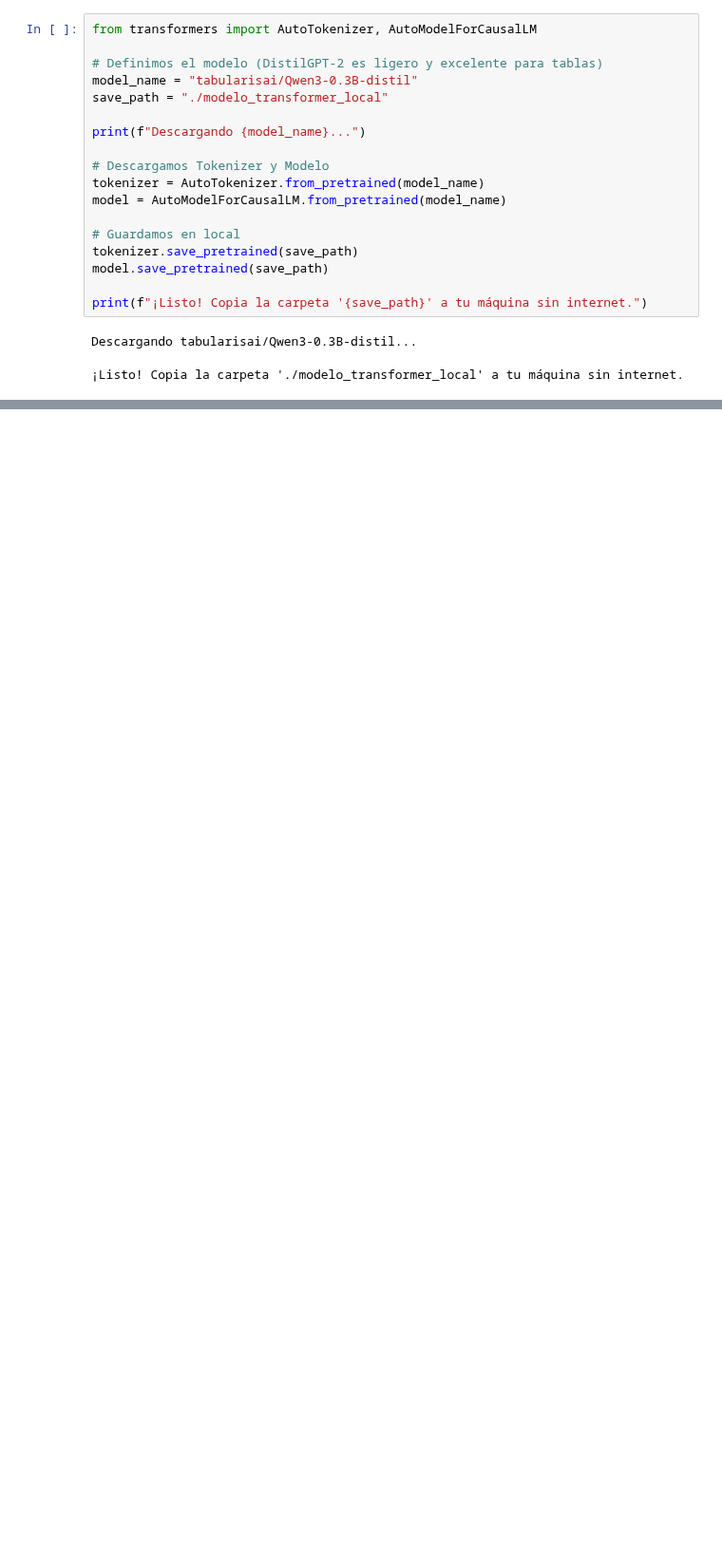
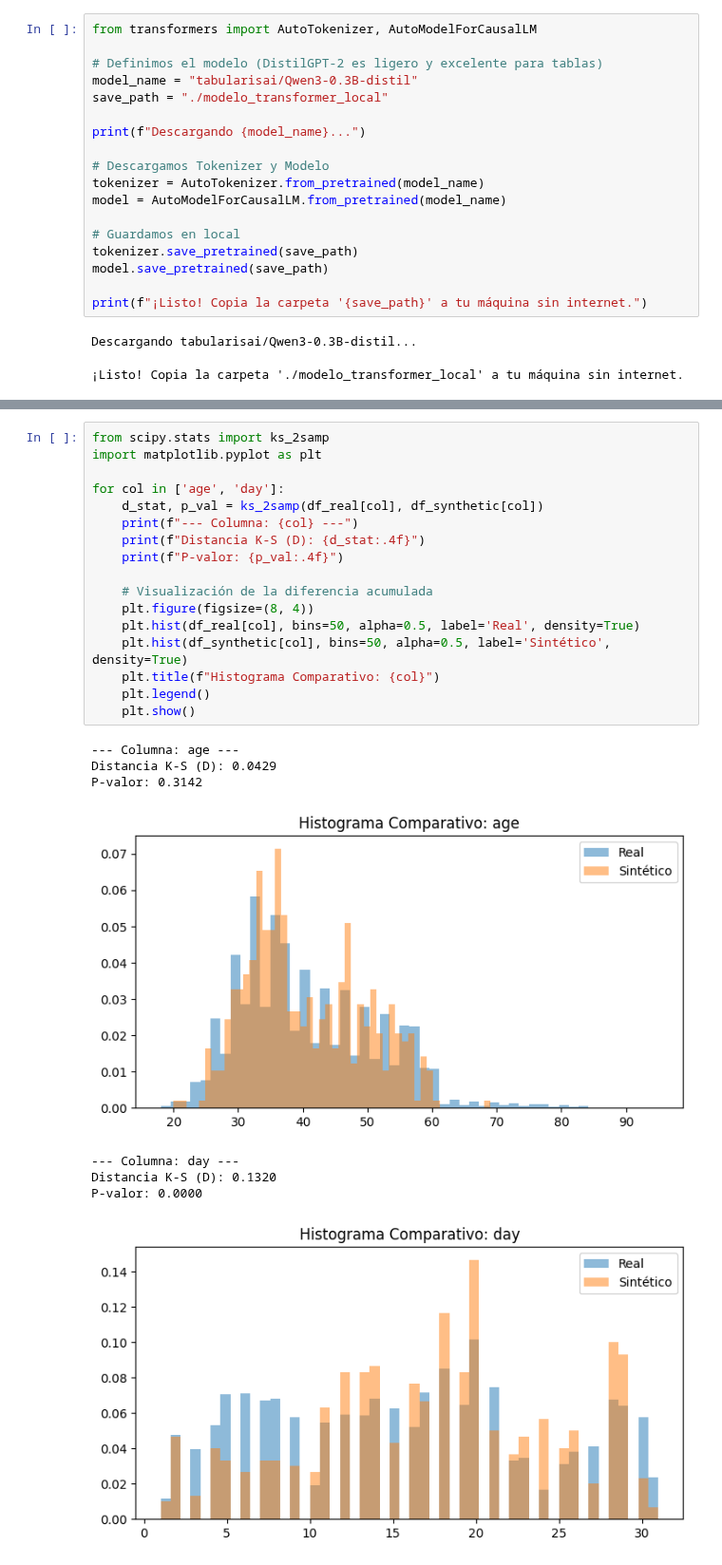
Before and after one commit to perez-alejandrodaniel/synthetic-data-learning, a Jupyter notebook: notebooks/be_great/bank_gpt.ipynb, the cells around one changed output, grey strips where cells are left out. Shown at 95% size. Drawn from its saved outputs; the diff is of its cells as text; blank space fills up the shorter version.

```diff
--- a/notebooks/be_great/bank_gpt.ipynb
+++ b/notebooks/be_great/bank_gpt.ipynb
@@ -145,0 +180,26 @@ Puntaje General: 52.77%
+# %%
+from scipy.stats import ks_2samp
+import matplotlib.pyplot as plt
+
+for col in ['age', 'day']:
+    d_stat, p_val = ks_2samp(df_real[col], df_synthetic[col])
+    print(f"--- Columna: {col} ---")
+    print(f"Distancia K-S (D): {d_stat:.4f}")
+    print(f"P-valor: {p_val:.4f}")
+
+    # Visualización de la diferencia acumulada
+    plt.figure(figsize=(8, 4))
+    plt.hist(df_real[col], bins=50, alpha=0.5, label='Real', density=True)
+    plt.hist(df_synthetic[col], bins=50, alpha=0.5, label='Sintético', density=True)
+    plt.title(f"Histograma Comparativo: {col}")
+    plt.legend()
+    plt.show()
+# %% [output]
+--- Columna: age ---
+Distancia K-S (D): 0.0429
+P-valor: 0.3142
+[figure, added]
+--- Columna: day ---
+Distancia K-S (D): 0.1320
+P-valor: 0.0000
+[figure, added]
```
Also changed, not shown: parts of 14 cells of this notebook, 15 other files.
